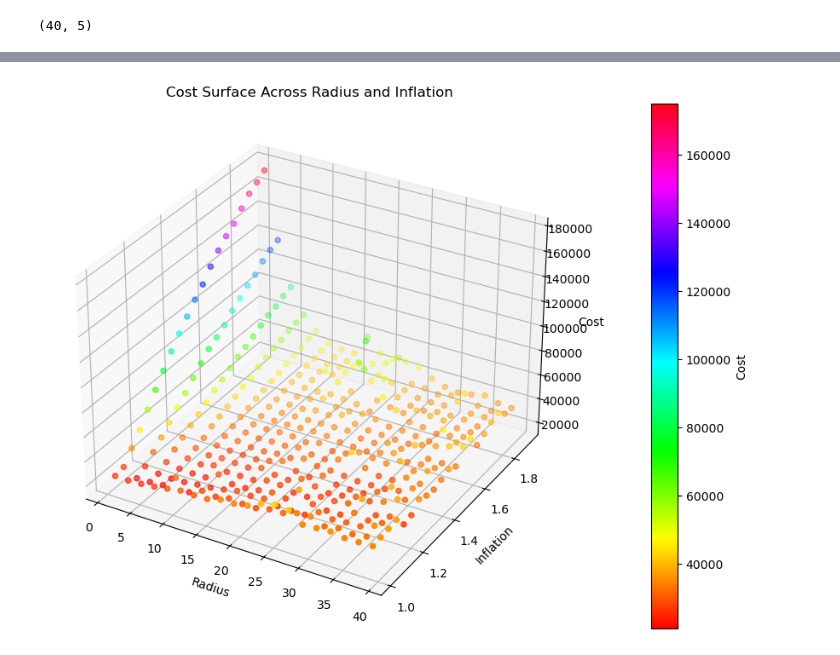
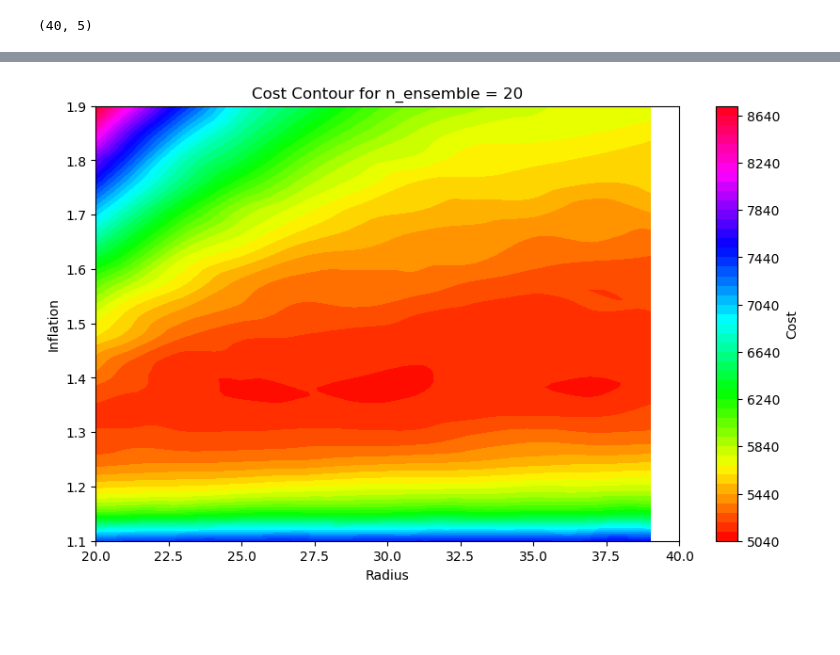
Before and after one commit to enochcluk/variational_filtering, a Jupyter notebook: 3D_search_96.ipynb, the cells around one changed output, grey strips where cells are left out. Saved outputs shown, nothing was run; the diff lists cells and outputs as text; code cells hidden in the pictures; blank space fills up the shorter version.

```diff
--- a/3D_search_96.ipynb
+++ b/3D_search_96.ipynb
@@ -145,16 +146,22 @@ plt.show()
-# %%
-fig = plt.figure(figsize=(12, 8))
-ax = fig.add_subplot(111, projection='3d')
-
-scat = ax.scatter(radius_values, inflation_values, cost_values, c=cost_values, cmap='hsv')
-ax.set_xlabel('Radius')
-ax.set_ylabel('Inflation')
-ax.set_zlabel('Cost')
-ax.set_title('Cost Surface Across Radius and Inflation')
-
-cbar = fig.colorbar(scat, ax=ax, pad=0.1)
-cbar.set_label('Cost')
-
-plt.show()
-# %% [output]
-[figure, removed]
+# %%
+import numpy as np
+import matplotlib.pyplot as plt
+from scipy.interpolate import griddata
+
+
+# create grid for interpolation
+grid_radius, grid_inflation = np.mgrid[20:40:100j, 1.1:max(inflation_values):100j]
+
+# interpolate cost values onto the grid
+grid_cost = griddata((radius_values, inflation_values), cost_values, (grid_radius, grid_inflation), method='cubic')
+
+# create a contour plot
+plt.figure(figsize=(10, 6))
+cp = plt.contourf(grid_radius, grid_inflation, grid_cost, levels=50, cmap='hsv')
+plt.colorbar(cp, label='Cost')
+plt.xlabel('Radius')
+plt.ylabel('Inflation')
+plt.title(f'Cost Contour for n_ensemble = {n_ensemble}')
+plt.show()
+# %% [output]
+[figure, added]
```
Also changed, not shown: parts of 5 cells of this notebook, 8 other files.
